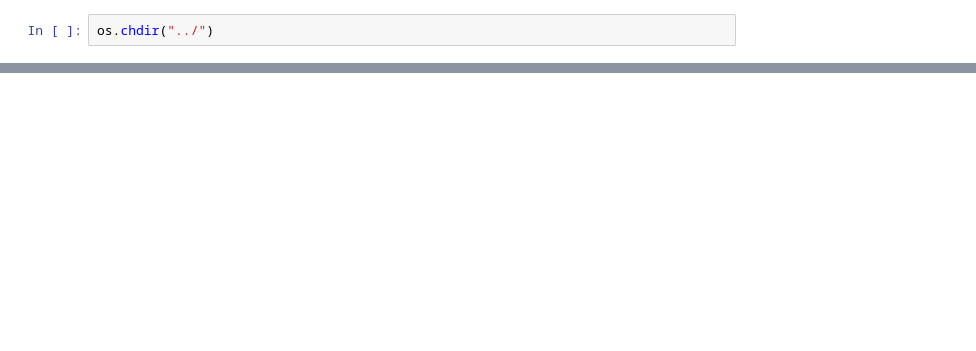
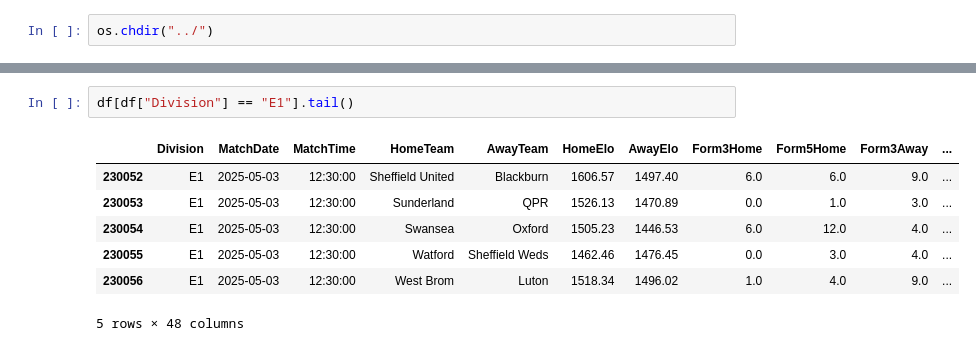
Before and after one commit to SerhatKaraman0/football-match-prediction, a Jupyter notebook: notebooks/research.ipynb, the cells around one changed output, grey strips where cells are left out. Drawn from its saved outputs; the diff is of its cells as text; blank space fills up the shorter version.

```diff
--- a/notebooks/research.ipynb
+++ b/notebooks/research.ipynb
@@ -44,0 +49,10 @@ memory usage: 2.6 MB
+# %%
+df[df["Division"] == "E1"].tail()
+# %% [output]
+|  | Division | MatchDate | MatchTime | HomeTeam | AwayTeam | HomeElo | AwayElo | Form3Home | Form5Home | Form3Away | ... |
+| 230052 | E1 | 2025-05-03 | 12:30:00 | Sheffield United | Blackburn | 1606.57 | 1497.40 | 6.0 | 6.0 | 9.0 | ... |
+| 230053 | E1 | 2025-05-03 | 12:30:00 | Sunderland | QPR | 1526.13 | 1470.89 | 0.0 | 1.0 | 3.0 | ... |
+| 230054 | E1 | 2025-05-03 | 12:30:00 | Swansea | Oxford | 1505.23 | 1446.53 | 6.0 | 12.0 | 4.0 | ... |
+| 230055 | E1 | 2025-05-03 | 12:30:00 | Watford | Sheffield Weds | 1462.46 | 1476.45 | 0.0 | 3.0 | 4.0 | ... |
+| 230056 | E1 | 2025-05-03 | 12:30:00 | West Brom | Luton | 1518.34 | 1496.02 | 1.0 | 4.0 | 9.0 | ... |
+5 rows × 48 columns
```
Also changed, not shown: parts of 12 cells of this notebook, 12 other files.
